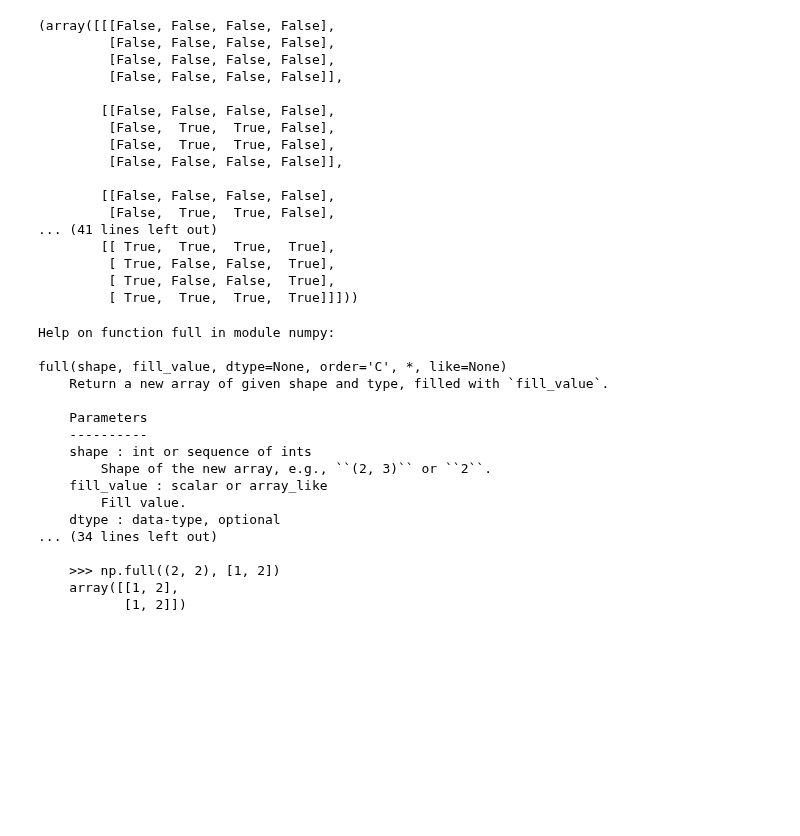
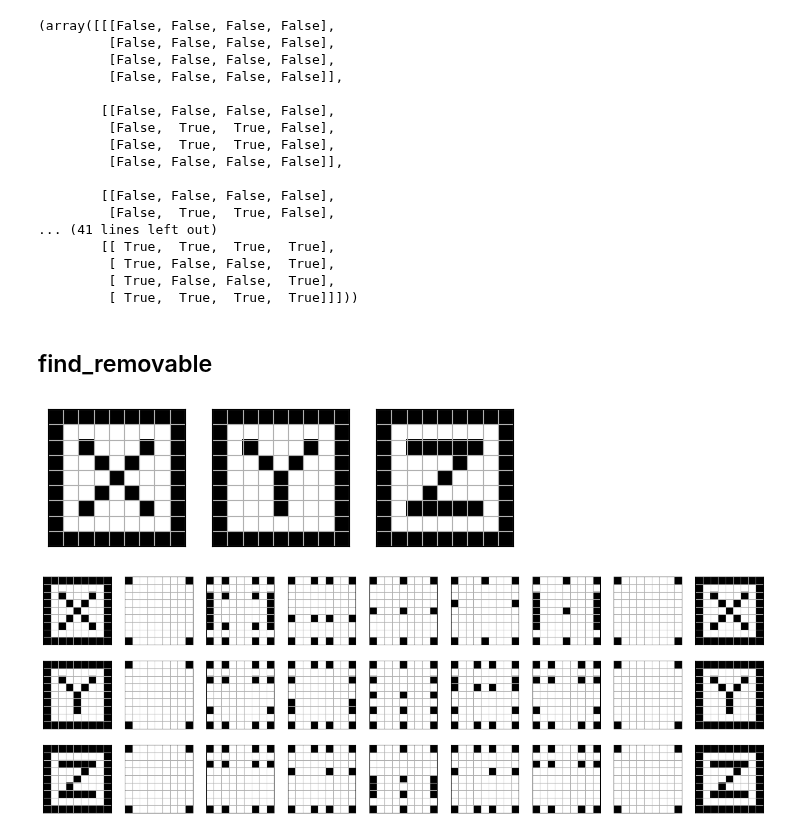
Before and after one commit to pfrstg/voxart, a Jupyter notebook: notebooks/dev.ipynb, the cells around one changed output. Cells and saved outputs as stored; diff of their text form; code cells hidden in the pictures; blank space fills up the shorter version.

```diff
--- a/notebooks/dev.ipynb
+++ b/notebooks/dev.ipynb
@@ -152,23 +152,46 @@ voxart.create_masks(4)
          [ True, False, False,  True],
          [ True, False, False,  True],
          [ True,  True,  True,  True]]]))
-# %%
-help(np.full)
-# %% [output]
-Help on function full in module numpy:
-
-full(shape, fill_value, dtype=None, order='C', *, like=None)
-    Return a new array of given shape and type, filled with `fill_value`.
-
-    Parameters
-    ----------
-    shape : int or sequence of ints
-        Shape of the new array, e.g., ``(2, 3)`` or ``2``.
-    fill_value : scalar or array_like
-        Fill value.
-    dtype : data-type, optional
-... (34 lines left out)
-
-    >>> np.full((2, 2), [1, 2])
-    array([[1, 2],
-           [1, 2]])
+# %% [markdown]
+## find_removable
+# %%
+test_goal = voxart.Goal.from_arrays(
+    np.pad(
+    [[0, 0, 0, 0, 0, 0, 0,],
+     [0, 1, 0, 0, 0, 1, 0,],
+     [0, 0, 1, 0, 1, 0, 0,],
+     [0, 0, 0, 1, 0, 0, 0,],
+     [0, 0, 1, 0, 1, 0, 0,],
+     [0, 1, 0, 0, 0, 1, 0,],
+     [0, 0, 0, 0, 0, 0, 0,],
+    ],
+    pad_width=1, mode='constant', constant_values=0),
+    np.pad(
+    [[0, 0, 0, 0, 0, 0, 0,],
+     [0, 1, 0, 0, 0, 1, 0,],
+     [0, 0, 1, 0, 1, 0, 0,],
+     [0, 0, 0, 1, 0, 0, 0,],
+     [0, 0, 0, 1, 0, 0, 0,],
+     [0, 0, 0, 1, 0, 0, 0,],
+     [0, 0, 0, 0, 0, 0, 0,],
+    ],
+    pad_width=1, mode='constant', constant_values=0),
+    np.pad(
+    [[0, 0, 0, 0, 0, 0, 0,],
+     [0, 1, 1, 1, 1, 1, 0,],
+     [0, 0, 0, 0, 1, 0, 0,],
+     [0, 0, 0, 1, 0, 0, 0,],
+     [0, 0, 1, 0, 0, 0, 0,],
+     [0, 1, 1, 1, 1, 1, 0,],
+     [0, 0, 0, 0, 0, 0, 0,],
+    ],
+    pad_width=1, mode='constant', constant_values=0)
+)
+#display(test_goal.fig())
+test_goal.add_frame()
+display(test_goal.fig())
+design = test_goal.create_base_design()
+display(design.slices_fig())
+# %% [output]
+[figure, added]
+[figure, added]
```
Also changed, not shown: parts of 4 cells of this notebook, 2 other files.
